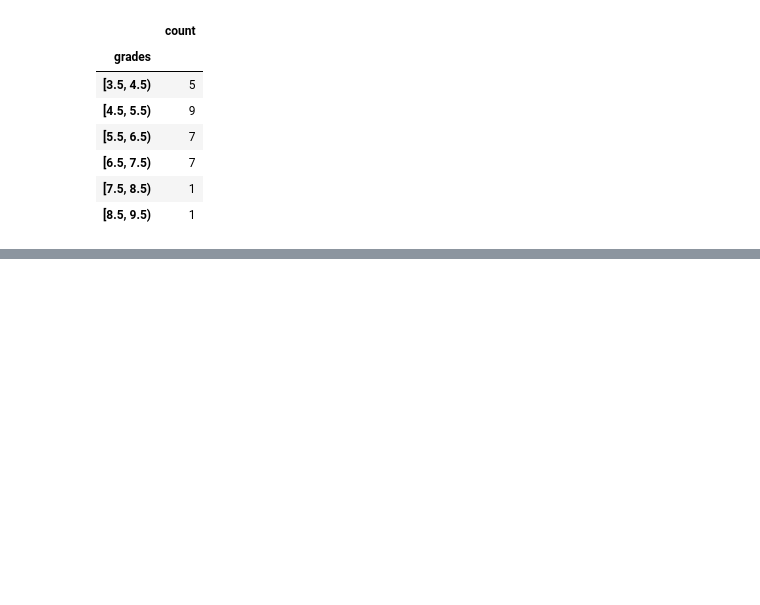
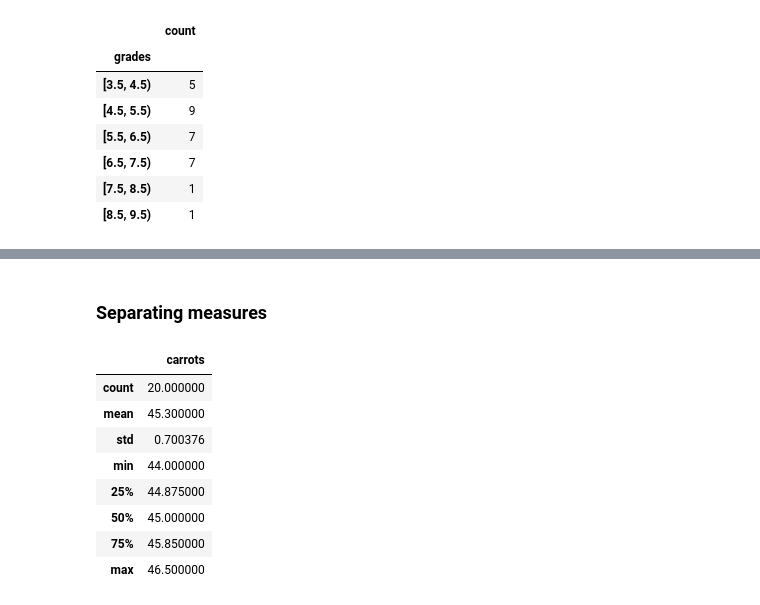
Before and after one commit to ErickVisone/DataScience, a Jupyter notebook: datascience/blood_donors.ipynb, the cells around one changed output, grey strips where cells are left out. Saved outputs shown, nothing was run; the diff lists cells and outputs as text; code cells hidden in the pictures; blank space fills up the shorter version.

```diff
--- a/datascience/blood_donors.ipynb
+++ b/datascience/blood_donors.ipynb
@@ -368,0 +445,14 @@ df_grades.head()
+# %% [markdown]
+### Separating measures
+# %%
+df_carrots.describe()
+# %% [output]
+|  | carrots |
+| count | 20.000000 |
+| mean | 45.300000 |
+| std | 0.700376 |
+| min | 44.000000 |
+| 25% | 44.875000 |
+| 50% | 45.000000 |
+| 75% | 45.850000 |
+| max | 46.500000 |
```
Also changed, not shown: parts of 20 cells of this notebook.
